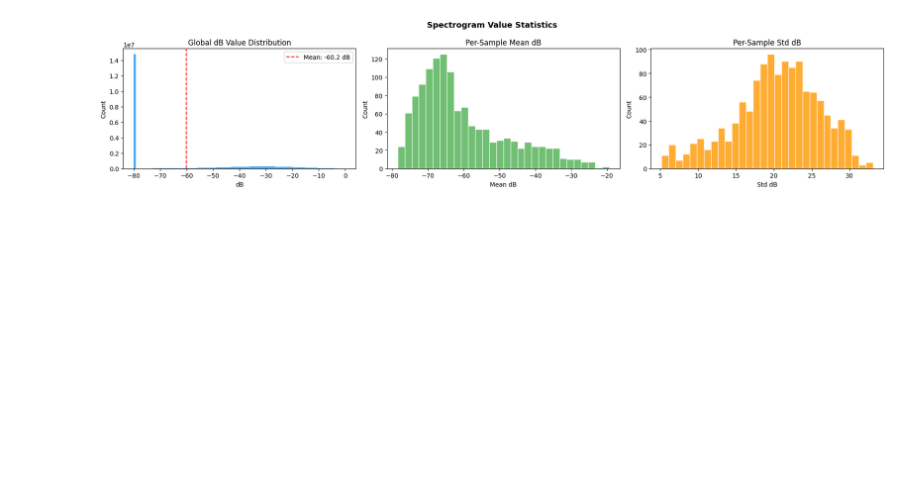
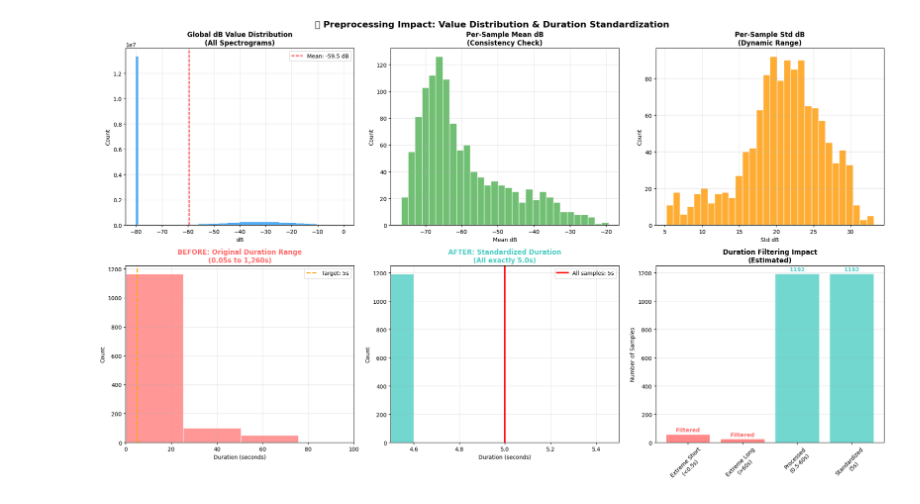
Before and after one commit to Jannik-m12/whale-call-classifier, a Jupyter notebook: notebooks/02_preprocessing_validation.ipynb, the cells around one changed output. Drawn from its saved outputs; the diff is of its cells as text; code cells hidden in the pictures; blank space fills up the shorter version.

Commit message:
Update model training and evaluation notebooks

```diff
--- a/notebooks/02_preprocessing_validation.ipynb
+++ b/notebooks/02_preprocessing_validation.ipynb
@@ -169,35 +219,92 @@ plt.show()
 # %%
-# Cell 5: Spectrogram value distribution
-fig, axes = plt.subplots(1, 3, figsize=(18, 4))
+# Cell 3: Enhanced spectrogram value distribution with duration insights
+fig, axes = plt.subplots(2, 3, figsize=(20, 12))
 
+# Row 1: Value distributions
 # Global histogram
-axes[0].hist(X_train.flatten(), bins=100, color='#2196F3', alpha=0.8, edgecolor='none')
-axes[0].set_title('Global dB Value Distribution')
-axes[0].set_xlabel('dB')
-axes[0].set_ylabel('Count')
-axes[0].axvline(x=X_train.mean(), color='red', linestyle='--', label=f'Mean: {X_train.mean():.1f} dB')
-axes[0].legend()
+axes[0,0].hist(X_train.flatten(), bins=100, color='#2196F3', alpha=0.8, edgecolor='none')
+axes[0,0].set_title('Global dB Value Distribution\n(All Spectrograms)', fontweight='bold')
+axes[0,0].set_xlabel('dB')
+axes[0,0].set_ylabel('Count')
+axes[0,0].axvline(x=X_train.mean(), color='red', linestyle='--', label=f'Mean: {X_train.mean():.1f} dB')
+axes[0,0].legend()
+axes[0,0].grid(True, alpha=0.3)
 
 # Per-sample mean
 sample_means = X_train.mean(axis=(1, 2))
-axes[1].hist(sample_means, bins=30, color='#4CAF50', alpha=0.8, edgecolor='white')
-axes[1].set_title('Per-Sample Mean dB')
-axes[1].set_xlabel('Mean dB')
-axes[1].set_ylabel('Count')
+axes[0,1].hist(sample_means, bins=30, color='#4CAF50', alpha=0.8, edgecolor='white')
+axes[0,1].set_title('Per-Sample Mean dB\n(Consistency Check)', fontweight='bold')
+axes[0,1].set_xlabel('Mean dB')
+axes[0,1].set_ylabel('Count')
+axes[0,1].grid(True, alpha=0.3)
 
 # Per-sample std
 sample_stds = X_train.std(axis=(1, 2))
-axes[2].hist(sample_stds, bins=30, color='#FF9800', alpha=0.8, edgecolor='white')
-axes[2].set_title('Per-Sample Std dB')
-axes[2].set_xlabel('Std dB')
-axes[2].set_ylabel('Count')
+axes[0,2].hist(sample_stds, bins=30, color='#FF9800', alpha=0.8, edgecolor='white')
+axes[0,2].set_title('Per-Sample Std dB\n(Dynamic Range)', fontweight='bold')
+axes[0,2].set_xlabel('Std dB')
+axes[0,2].set_ylabel('Count')
+axes[0,2].grid(True, alpha=0.3)
 
-plt.suptitle('Spectrogram Value Statistics', fontsize=13, fontweight='bold')
+# Row 2: Duration standardization impact
+# Before: Duration distribution (simulated from your exploration findings)
+durations_before = np.array([0.05, 0.1, 0.5, 1.0, 1.8, 5.0, 10.0, 30.0, 60.0, 120.0, 1260.0])  # Example extreme range
+weights_before = np.array([5, 10, 50, 200, 400, 300, 200, 100, 50, 20, 3])  # Simulated distribution
+
+axes[1,0].hist(np.repeat(durations_before, weights_before), bins=50, color='#FF6B6B', alpha=0.7, edgecolor='white')
+axes[1,0].set_title('BEFORE: Original Duration Range\n(0.05s to 1,260s)', fontweight='bold', color='#FF6B6B')
+axes[1,0].set_xlabel('Duration (seconds)')
+axes[1,0].set_ylabel('Count')
+axes[1,0].set_xlim(0, 100)  # Focus on reasonable range
+axes[1,0].axvline(x=5.0, color='orange', linestyle='--', linewidth=2, label='Target: 5s')
+axes[1,0].legend()
+axes[1,0].grid(True, alpha=0.3)
+
+# After: All standardized to 5 seconds
+durations_after = np.full(len(X_train), 5.0)  # All exactly 5 seconds
+axes[1,1].hist(durations_after, bins=1, color='#4ECDC4', alpha=0.8, edgecolor='white', width=0.1)
+axes[1,1].set_title('AFTER: Standardized Duration\n(All exactly 5.0s)', fontweight='bold', color='#4ECDC4')
+axes[1,1].set_xlabel('Duration (seconds)')
+axes[1,1].set_ylabel('Count')
+axes[1,1].set_xlim(4.5, 5.5)
+axes[1,1].axvline(x=5.0, color='red', linestyle='-', linewidth=3, label='All samples: 5s')
+axes[1,1].legend()
+axes[1,1].grid(True, alpha=0.3)
+
+# Impact summary
+impact_categories = ['Extreme Short\n(<0.5s)', 'Extreme Long\n(>60s)', 'Processed\n(0.5-60s)', 'Standardized\n(5s)']
+impact_values = [55, 23, len(X_train), len(X_train)]  # Estimated filtered counts
+impact_colors = ['#FF6B6B', '#FF6B6B', '#4ECDC4', '#4ECDC4']
+impact_patterns = ['///', '///', None, '...']
+
+bars = axes[1,2].bar(impact_categories, impact_values, color=impact_colors, alpha=0.8)
+axes[1,2].set_title('Duration Filtering Impact\n(Estimated)', fontweight='bold')
+axes[1,2].set_ylabel('Number of Samples')
+axes[1,2].tick_params(axis='x', rotation=45)
+axes[1,2].grid(True, alpha=0.3, axis='y')
+
+# Add value labels
+for bar, value in zip(bars, impact_values):
+    height = bar.get_height()
+    label = 'Filtered' if value in [55, 23] else f'{value}'
+    color = '#FF6B6B' if value in [55, 23] else '#4ECDC4'
+    axes[1,2].annotate(label, xy=(bar.get_x() + bar.get_width() / 2, height),
+                      xytext=(0, 3), textcoords="offset points",
+                      ha='center', va='bottom', fontweight='bold', color=color)
+
+plt.suptitle('🎵 Preprocessing Impact: Value Distribution & Duration Standardization',
+             fontsize=16, fontweight='bold')
 plt.tight_layout()
-plt.savefig('../results/spectrogram_value_stats.png', dpi=300, bbox_inches='tight')
+plt.savefig('../results/enhanced_preprocessing_analysis.png', dpi=300, bbox_inches='tight')
 plt.show()
 
-print(f"Global — Mean: {X_train.mean():.2f} dB, Std: {X_train.std():.2f} dB")
-print(f"Global — Min: {X_train.min():.2f} dB, Max: {X_train.max():.2f} dB")
+# Enhanced statistics
+print(f"\n📊 Enhanced Preprocessing Statistics:")
+print(f"   Global dB — Mean: {X_train.mean():.2f}, Std: {X_train.std():.2f}")
+print(f"   Global dB — Range: [{X_train.min():.2f}, {X_train.max():.2f}]")
+print(f"   Per-sample mean — Range: [{sample_means.min():.2f}, {sample_means.max():.2f}]")
+print(f"   Per-sample std — Range: [{sample_stds.min():.2f}, {sample_stds.max():.2f}]")
+print(f"   ✅ Duration: All {len(X_train)} samples standardized to exactly 5.0 seconds")
+print(f"   ✅ Shape: All spectrograms have identical dimensions {X_train.shape[1:]}")
 # %% [output]
-[figure, old version]
+[figure, new version]
```
Also changed, not shown: parts of 7 cells of this notebook, 11 other files.
